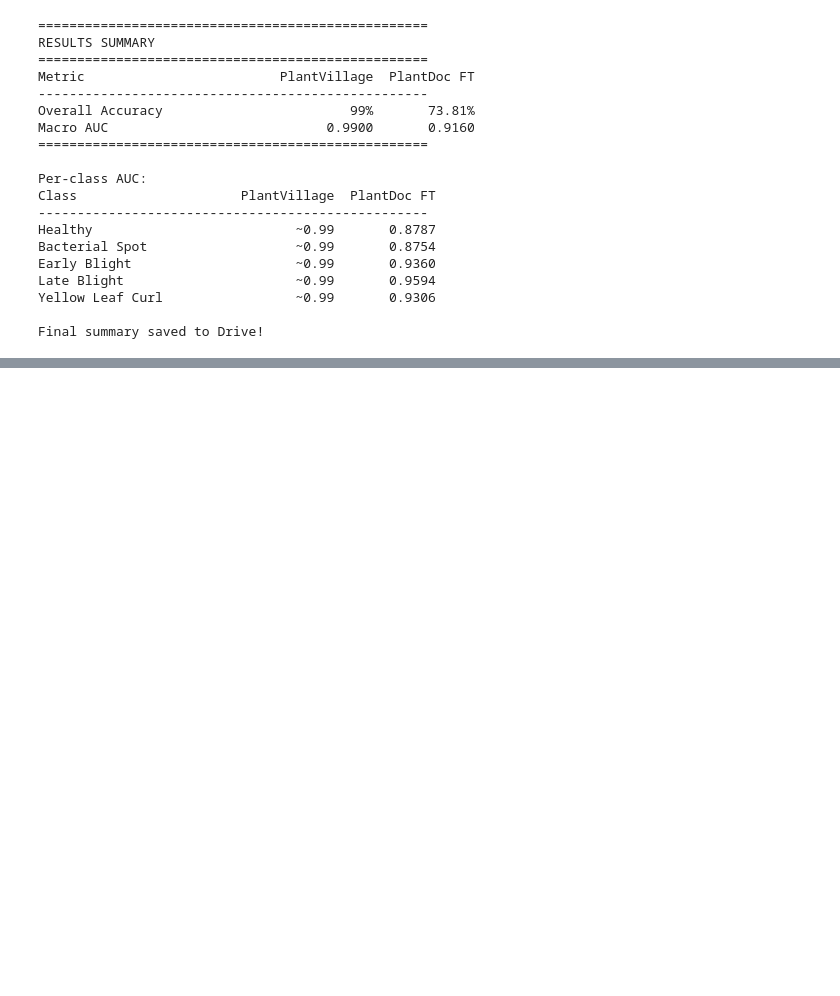
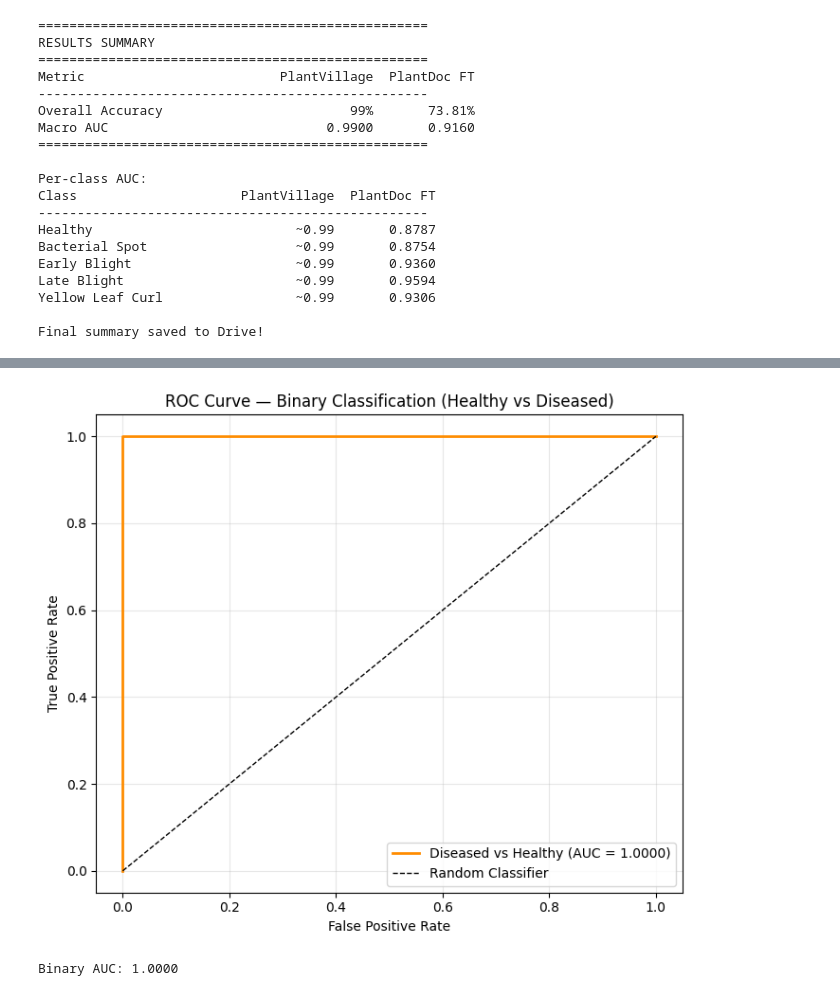
Before and after one commit to SammyBoi242006/CCPS_project, a Jupyter notebook: models/final_model_V2.2.ipynb, the cells around one changed output, grey strips where cells are left out. Saved outputs shown, nothing was run; the diff lists cells and outputs as text; code cells hidden in the pictures; blank space fills up the shorter version.

```diff
--- a/models/final_model_V2.2.ipynb
+++ b/models/final_model_V2.2.ipynb
@@ -1379,0 +1435,21 @@ PlantDoc train class counts:
+# %%
+fpr, tpr, _ = roc_curve(binary_true, binary_prob_diseased)
+binary_auc  = auc(fpr, tpr)
+
+plt.figure(figsize=(7, 6))
+plt.plot(fpr, tpr, color='darkorange', lw=2,
+         label=f'Diseased vs Healthy (AUC = {binary_auc:.4f})')
+plt.plot([0,1], [0,1], 'k--', lw=1, label='Random Classifier')
+plt.title('ROC Curve — Binary Classification (Healthy vs Diseased)')
+plt.xlabel('False Positive Rate')
+plt.ylabel('True Positive Rate')
+plt.legend(loc='lower right')
+plt.grid(True, alpha=0.3)
+plt.tight_layout()
+plt.savefig(os.path.join(RESULTS, 'binary_roc_curve.png'), dpi=150)
+plt.show()
+
+print(f"Binary AUC: {binary_auc:.4f}")
+# %% [output]
+[figure, added]
+Binary AUC: 1.0000
```
Also changed, not shown: parts of 20 cells of this notebook.
